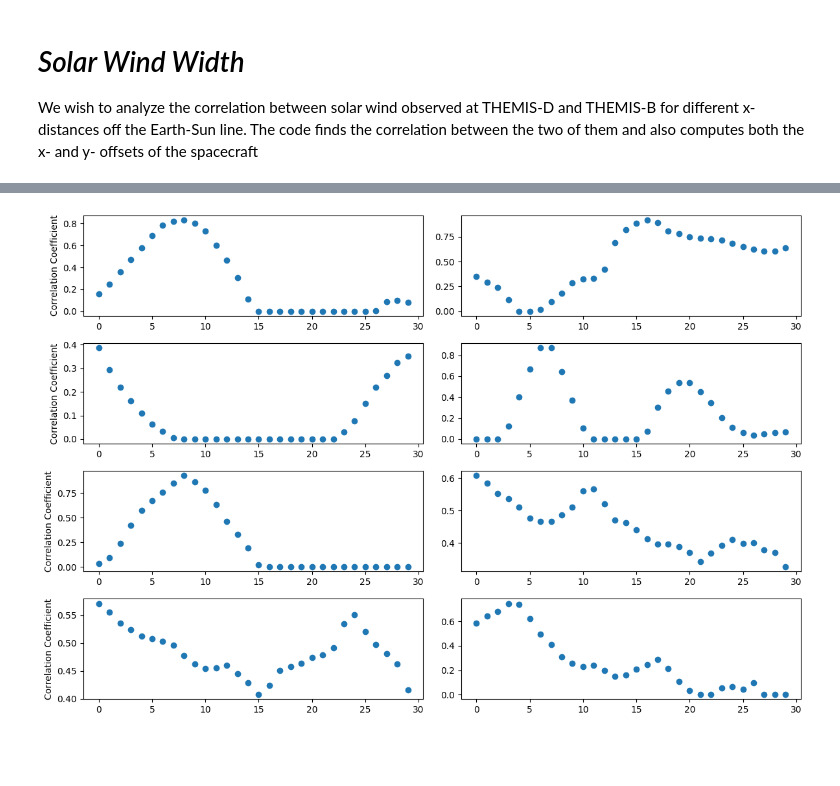
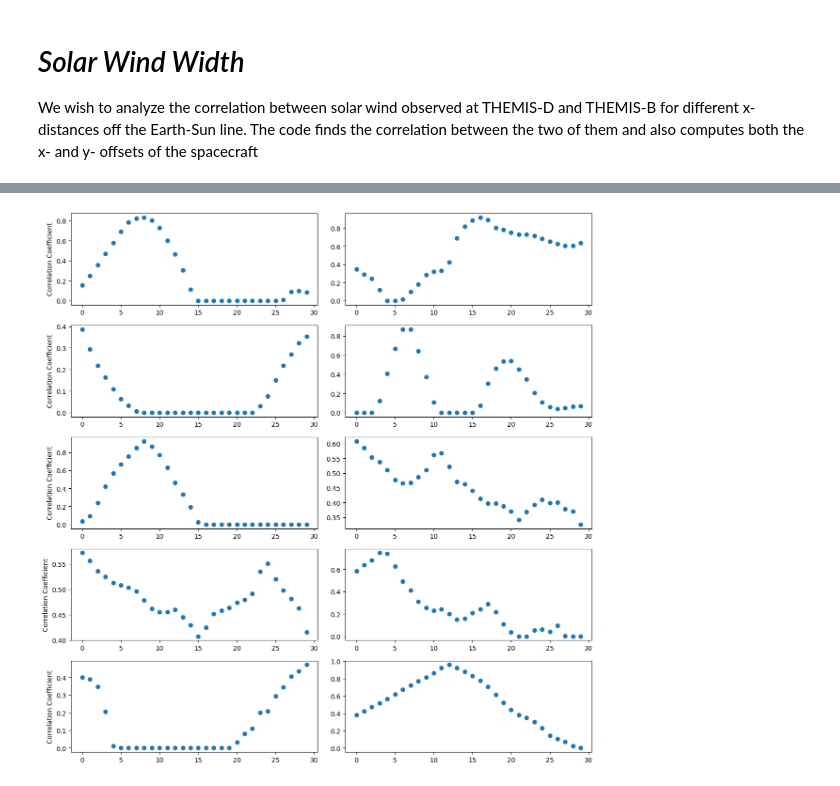
Before and after one commit to EspenFredrick/Solar-Wind-Reliability, a Jupyter notebook: SW-Width/SW-width.ipynb, the cells around one changed output, grey strips where cells are left out. Saved outputs shown, nothing was run; the diff lists cells and outputs as text; code cells hidden in the pictures; blank space fills up the shorter version.

```diff
--- a/SW-Width/SW-width.ipynb
+++ b/SW-Width/SW-width.ipynb
@@ -124,7 +196,7 @@ def sep(key): #Function to calculate relative spacecraft separations in all thre
     return [dx, dy, dz]
 # %%
 for i in orbit.keys(): #Append each date key with both the x, y, z arrays and the average y-offset of the spacecraft
-    orbit[str(i)].update({'average_sep': sep(str(i)), 'y_bin': np.average(sep(str(i))[1])})
+    orbit[str(i)].update({'average_sep': sep(str(i)), 'x_bin': np.average(sep(str(i))[0]), 'y_bin': np.average(sep(str(i))[1]), 'z_bin': np.average(sep(str(i))[2])})
 # %%
 def average(times, data):
     minute = times[0].minute # Set the current first minute of the data set
@@ -215,7 +335,9 @@ plt.savefig("Plots/IMFs_and_avg.jpg", dpi=300)
 # %%
 def calculate_corrs(key): # Series 1 is the "fixed" series close to Earth, Series 2 is the one we slide
     c=[] # Define a matrix to store correlation coefficient
+    x_avg=[]
     y_avg=[]
+    z_avg=[]
 
     series1 = fgm_avg[key]['bowshock'][0]
     series1T = fgm_avg[key]['bowshock'][1]
@@ -233,8 +355,10 @@ def calculate_corrs(key): # Series 1 is the "fixed" series close to Earth, Serie
             a.append(coef)
         c.append(a)
 
+        x_avg.append(np.average(orbit[key]['average_sep'][0][j:j+59]))
         y_avg.append(np.average(orbit[key]['average_sep'][1][j:j+59]))
-    return c, y_avg
+        z_avg.append(np.average(orbit[key]['average_sep'][2][j:j+59]))
+    return c, x_avg, y_avg, z_avg
 # %%
 fgm_corrs = {
     '2011-10-24': calculate_corrs("2011-10-24"),
@@ -252,29 +376,47 @@ fgm_corrs = {
     '2015-03-16': calculate_corrs("2015-03-16"),
 
     '2015-03-17': calculate_corrs("2015-03-17"),
+
+    '2017-09-15': calculate_corrs("2017-09-15"),
+
+    '2015-04-20': calculate_corrs("2015-04-20"),
+
+    '2015-06-12': calculate_corrs("2015-06-12"),
+
+    '2016-06-05': calculate_corrs("2016-06-05"),
+
+    '2016-08-02': calculate_corrs("2016-08-02"),
+
+    '2018-10-09': calculate_corrs("2018-10-09"),
+
+    '2019-11-27': calculate_corrs("2019-11-27"),
+
+    '2017-09-27': calculate_corrs("2017-09-27"),
+
+    '2018-09-13': calculate_corrs("2018-09-13")
 }
 # %%
-fig, ax = plt.subplots(4,2, figsize=(12,8))
+fig, ax = plt.subplots(5,2, figsize=(12, 12))
 
 k = 0
-for i in range(0,4):
+for i in range(0,5):
     ax[i,0].set_ylabel("Correlation Coefficient")
     for j in range(0,2):
         ax[i,j].scatter(np.arange(0, len(fgm_corrs[list(fgm_corrs.keys())[k]][0][0])), fgm_corrs[list(fgm_corrs.keys())[k]][0][0])
 
         #ax[i,j].set_xlim(min(fgm_avg[list(fgm.keys())[k]]['bowshock'][1]), max(fgm_avg[list(fgm.keys())[k]]['bowshock'][1]))
         #ax[i,j].xaxis.set_major_formatter(mdates.DateFormatter('%H:%M'))
         #ax[i,j].xaxis.set_major_locator(mdates.MinuteLocator(interval=30))
         #ax[i,j].tick_params(axis='both', direction='in')
         #ax[3,j].set_xlabel("Time UTC")
         k=k+1
 
 #ax[0,1].xaxis.set_major_locator(mdates.MinuteLocator(interval=10))
 #ax[1,1].xaxis.set_major_locator(mdates.MinuteLocator(interval=10))
 plt.tight_layout()
 #plt.savefig("Plots/IMFs_avg.jpg", dpi=300)
 # %% [output]
-[figure, old version]
+[figure, new version]
 # %%
 def maxingfn(data):
     p_max = []
```
Also changed, not shown: parts of 15 cells of this notebook, 50 other files.
